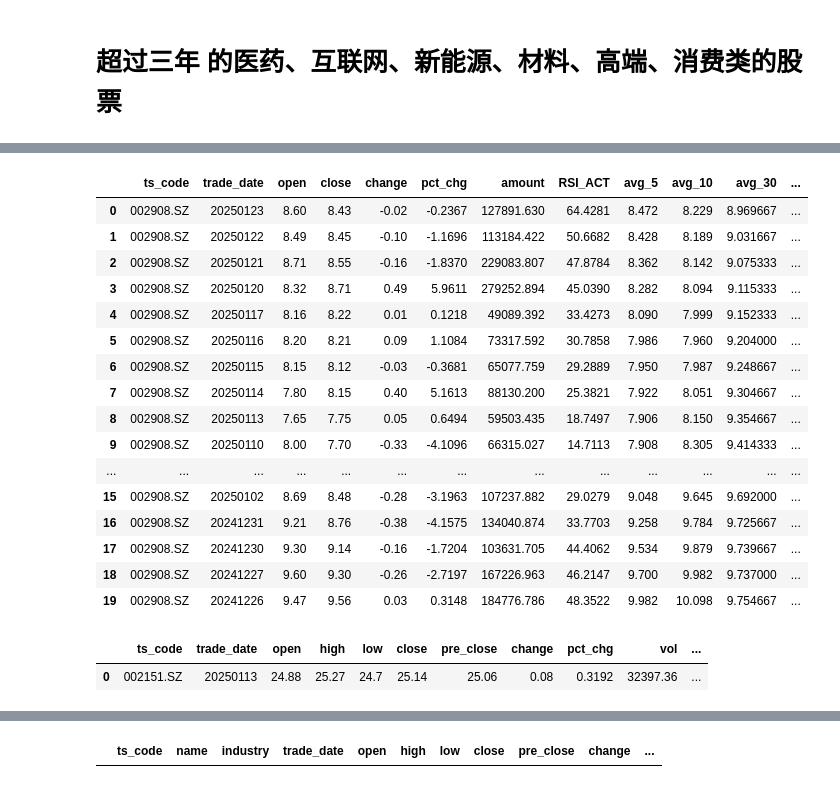
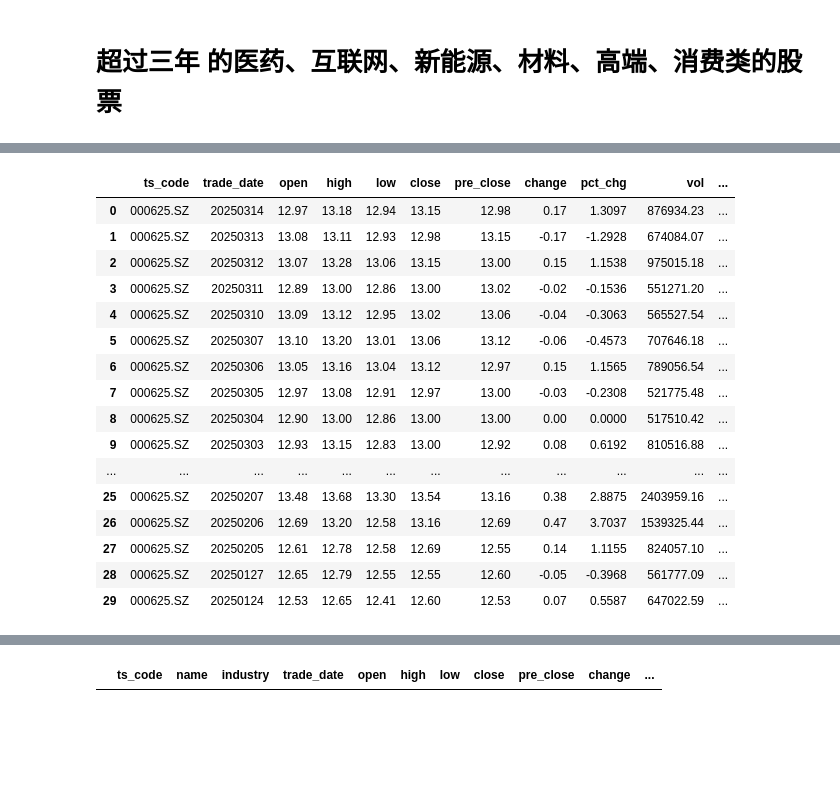
Before and after one commit to whgloveucq/jupyterfiles, a Jupyter notebook: OApractice/stock_study2023.ipynb, the cells around one changed output, grey strips where cells are left out. Cells and saved outputs as stored; diff of their text form; code cells hidden in the pictures; blank space fills up the shorter version.

```diff
--- a/OApractice/stock_study2023.ipynb
+++ b/OApractice/stock_study2023.ipynb
@@ -37,8 +37,6 @@ def get_stock_name(df1,df2):
                  return df2[df2['ts_code']==ts_code2]['name']
 
 #查询股票的基本信息
-
-
 
 #交易日历
 def get_cal():
@@ -65,6 +63,7 @@ def manager_stocks(ts_code,end_date):
 def new_stocks(start_date,end_date):
         df_news= get_source().new_share(start_date=start_date, end_date=end_date)
         return  df_news
+
 #股票的换手率问题
 #某日换手率前n名的股票 ，或某阶段换手率前n名的股票
 def turnover_n(trade_date,n):
@@ -197,12 +196,12 @@ def get_avg_vlue(ts_code,N,start_date,end_date):
     return avg_n
 #查看个股或多只股票的信息，均价、RSI指标。
 def stock_info_query(ts_code,trade_date):
-    df_test1=stock_daily(ts_code,'20241130',trade_date)
-    df_test1['RSI']=df_test1.apply(lambda x:get_rsi(x['ts_code'],14,'20200101',x['trade_date']),axis=1)
-    df2=get_rsi_2(ts_code,14 ,'20200101',trade_date)
-    df_test1['avg_5']=df_test1.apply(lambda x:get_avg_vlue(x['ts_code'],5,'20200101',x['trade_date']),axis=1)
-    df_test1['avg_10']=df_test1.apply(lambda x:get_avg_vlue(x['ts_code'],10,'20200101',x['trade_date']),axis=1)
-    df_test1['avg_30']=df_test1.apply(lambda x:get_avg_vlue(x['ts_code'],30,'20200101',x['trade_date']),axis=1)
+    df_test1=stock_daily(ts_code,'20241231',trade_date)
+    df_test1['RSI']=df_test1.apply(lambda x:get_rsi(x['ts_code'],14,'20241231',x['trade_date']),axis=1)
+    df2=get_rsi_2(ts_code,14 ,'20241231',trade_date)
+    df_test1['avg_5']=df_test1.apply(lambda x:get_avg_vlue(x['ts_code'],5,'20241231',x['trade_date']),axis=1)
+    df_test1['avg_10']=df_test1.apply(lambda x:get_avg_vlue(x['ts_code'],10,'20241231',x['trade_date']),axis=1)
+    df_test1['avg_30']=df_test1.apply(lambda x:get_avg_vlue(x['ts_code'],30,'20241231',x['trade_date']),axis=1)
     df_test_tmp=df_test1.merge(df2[['ts_code','trade_date','RSI']],on=['trade_date','ts_code'],how='left')
     df_test_tmp=df_test_tmp.rename(columns={'RSI_x':'RSI_ACT','RSI_y': 'RSI_AVG'})
     df_test1=df_test_tmp
@@ -349,23 +362,25 @@ df_selected_tmp3
 # %%
 #查看个股的日均 、RSI指标信息。
-df_gg_tmp1=stock_info_query('002908.SZ','20250123').iloc[0:20,[0,1,2,5,7,8,10,11,12,13,14,15]]
-df_gg=pd.merge(df_gg_tmp1,df_selected_tmp3,on=["ts_code","trade_date"],how='left')
-df_gg.iloc[0:20,:]
+# df_gg_tmp1=stock_info_query('603158.SZ','20250207').iloc[0:20,[0,1,2,5,7,8,10,11,12,13,14,15]]
+df_gg_tmp1=stock_info_query('000625.SZ','20250314')
+# df_gg=pd.merge(df_gg_tmp1,df_selected_tmp3,on=["ts_code","trade_date"],how='left')
+# df_gg.iloc[0:20,:]
+df_gg_tmp1.head(30)
 # %% [output]
-|  | ts_code | trade_date | open | close | change | pct_chg | amount | RSI_ACT | avg_5 | avg_10 | avg_30 | ... |
-| 0 | 002908.SZ | 20250123 | 8.60 | 8.43 | -0.02 | -0.2367 | 127891.630 | 64.4281 | 8.472 | 8.229 | 8.969667 | ... |
-| 1 | 002908.SZ | 20250122 | 8.49 | 8.45 | -0.10 | -1.1696 | 113184.422 | 50.6682 | 8.428 | 8.189 | 9.031667 | ... |
-| 2 | 002908.SZ | 20250121 | 8.71 | 8.55 | -0.16 | -1.8370 | 229083.807 | 47.8784 | 8.362 | 8.142 | 9.075333 | ... |
-| 3 | 002908.SZ | 20250120 | 8.32 | 8.71 | 0.49 | 5.9611 | 279252.894 | 45.0390 | 8.282 | 8.094 | 9.115333 | ... |
-| 4 | 002908.SZ | 20250117 | 8.16 | 8.22 | 0.01 | 0.1218 | 49089.392 | 33.4273 | 8.090 | 7.999 | 9.152333 | ... |
-| 5 | 002908.SZ | 20250116 | 8.20 | 8.21 | 0.09 | 1.1084 | 73317.592 | 30.7858 | 7.986 | 7.960 | 9.204000 | ... |
-| 6 | 002908.SZ | 20250115 | 8.15 | 8.12 | -0.03 | -0.3681 | 65077.759 | 29.2889 | 7.950 | 7.987 | 9.248667 | ... |
-| 7 | 002908.SZ | 20250114 | 7.80 | 8.15 | 0.40 | 5.1613 | 88130.200 | 25.3821 | 7.922 | 8.051 | 9.304667 | ... |
-| 8 | 002908.SZ | 20250113 | 7.65 | 7.75 | 0.05 | 0.6494 | 59503.435 | 18.7497 | 7.906 | 8.150 | 9.354667 | ... |
-| 9 | 002908.SZ | 20250110 | 8.00 | 7.70 | -0.33 | -4.1096 | 66315.027 | 14.7113 | 7.908 | 8.305 | 9.414333 | ... |
-| ... | ... | ... | ... | ... | ... | ... | ... | ... | ... | ... | ... | ... |
-| 15 | 002908.SZ | 20250102 | 8.69 | 8.48 | -0.28 | -3.1963 | 107237.882 | 29.0279 | 9.048 | 9.645 | 9.692000 | ... |
-| 16 | 002908.SZ | 20241231 | 9.21 | 8.76 | -0.38 | -4.1575 | 134040.874 | 33.7703 | 9.258 | 9.784 | 9.725667 | ... |
-| 17 | 002908.SZ | 20241230 | 9.30 | 9.14 | -0.16 | -1.7204 | 103631.705 | 44.4062 | 9.534 | 9.879 | 9.739667 | ... |
-| 18 | 002908.SZ | 20241227 | 9.60 | 9.30 | -0.26 | -2.7197 | 167226.963 | 46.2147 | 9.700 | 9.982 | 9.737000 | ... |
-| 19 | 002908.SZ | 20241226 | 9.47 | 9.56 | 0.03 | 0.3148 | 184776.786 | 48.3522 | 9.982 | 10.098 | 9.754667 | ... |
+|  | ts_code | trade_date | open | high | low | close | pre_close | change | pct_chg | vol | ... |
+| 0 | 000625.SZ | 20250314 | 12.97 | 13.18 | 12.94 | 13.15 | 12.98 | 0.17 | 1.3097 | 876934.23 | ... |
+| 1 | 000625.SZ | 20250313 | 13.08 | 13.11 | 12.93 | 12.98 | 13.15 | -0.17 | -1.2928 | 674084.07 | ... |
+| 2 | 000625.SZ | 20250312 | 13.07 | 13.28 | 13.06 | 13.15 | 13.00 | 0.15 | 1.1538 | 975015.18 | ... |
+| 3 | 000625.SZ | 20250311 | 12.89 | 13.00 | 12.86 | 13.00 | 13.02 | -0.02 | -0.1536 | 551271.20 | ... |
+| 4 | 000625.SZ | 20250310 | 13.09 | 13.12 | 12.95 | 13.02 | 13.06 | -0.04 | -0.3063 | 565527.54 | ... |
+| 5 | 000625.SZ | 20250307 | 13.10 | 13.20 | 13.01 | 13.06 | 13.12 | -0.06 | -0.4573 | 707646.18 | ... |
+| 6 | 000625.SZ | 20250306 | 13.05 | 13.16 | 13.04 | 13.12 | 12.97 | 0.15 | 1.1565 | 789056.54 | ... |
+| 7 | 000625.SZ | 20250305 | 12.97 | 13.08 | 12.91 | 12.97 | 13.00 | -0.03 | -0.2308 | 521775.48 | ... |
+| 8 | 000625.SZ | 20250304 | 12.90 | 13.00 | 12.86 | 13.00 | 13.00 | 0.00 | 0.0000 | 517510.42 | ... |
+| 9 | 000625.SZ | 20250303 | 12.93 | 13.15 | 12.83 | 13.00 | 12.92 | 0.08 | 0.6192 | 810516.88 | ... |
+| ... | ... | ... | ... | ... | ... | ... | ... | ... | ... | ... | ... |
+| 25 | 000625.SZ | 20250207 | 13.48 | 13.68 | 13.30 | 13.54 | 13.16 | 0.38 | 2.8875 | 2403959.16 | ... |
+| 26 | 000625.SZ | 20250206 | 12.69 | 13.20 | 12.58 | 13.16 | 12.69 | 0.47 | 3.7037 | 1539325.44 | ... |
+| 27 | 000625.SZ | 20250205 | 12.61 | 12.78 | 12.58 | 12.69 | 12.55 | 0.14 | 1.1155 | 824057.10 | ... |
+| 28 | 000625.SZ | 20250127 | 12.65 | 12.79 | 12.55 | 12.55 | 12.60 | -0.05 | -0.3968 | 561777.09 | ... |
+| 29 | 000625.SZ | 20250124 | 12.53 | 12.65 | 12.41 | 12.60 | 12.53 | 0.07 | 0.5587 | 647022.59 | ... |
@@ -389,5 +391,0 @@ df_test1=df_test_tmp
-# %%
-df_test1.head(1)
-# %% [output]
-|  | ts_code | trade_date | open | high | low | close | pre_close | change | pct_chg | vol | ... |
-| 0 | 002151.SZ | 20250113 | 24.88 | 25.27 | 24.7 | 25.14 | 25.06 | 0.08 | 0.3192 | 32397.36 | ... |
```
Also changed, not shown: parts of 14 cells of this notebook, 1 other file.
